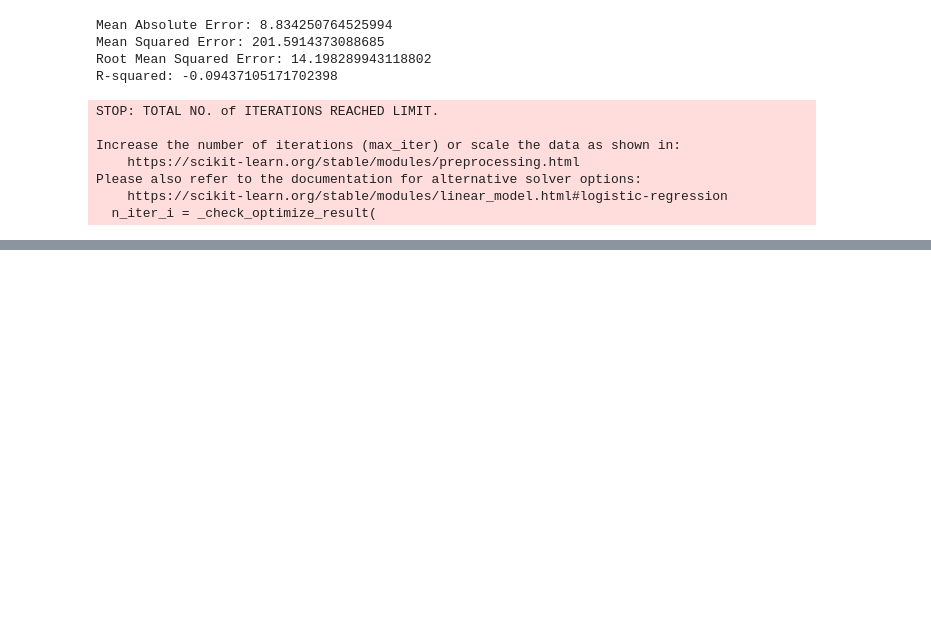
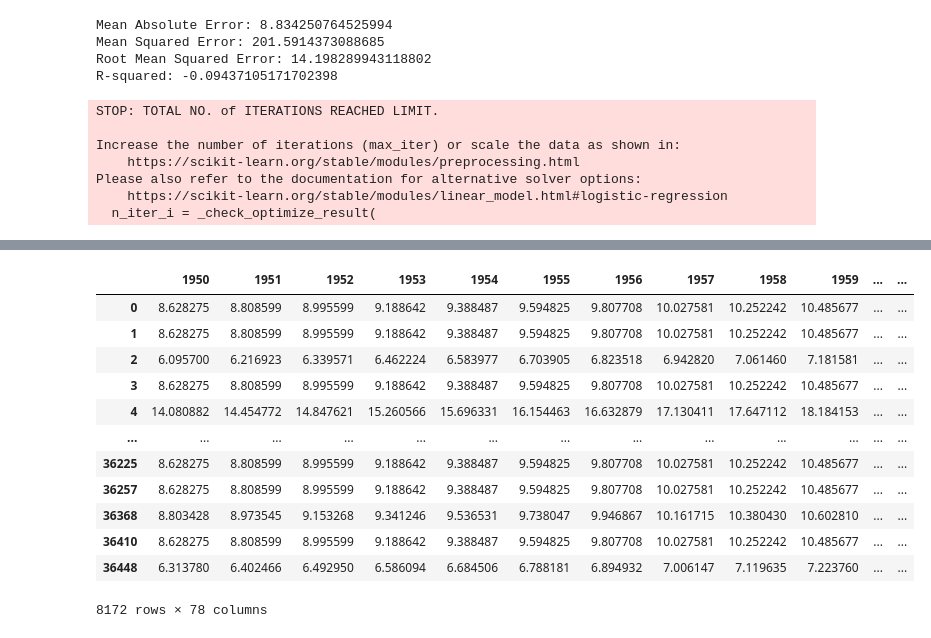
Before and after one commit to MariaKov17/DL-Project, a Jupyter notebook: model/Untitled-1.ipynb, the cells around one changed output, grey strips where cells are left out. Cells and saved outputs as stored; diff of their text form; code cells hidden in the pictures; blank space fills up the shorter version.

```diff
--- a/model/Untitled-1.ipynb
+++ b/model/Untitled-1.ipynb
@@ -227,0 +169,16 @@ R-squared: 0.5386536360484938
+# %%
+X
+# %% [output]
+|  | 1950 | 1951 | 1952 | 1953 | 1954 | 1955 | 1956 | 1957 | 1958 | 1959 | ... | ... |
+| 0 | 8.628275 | 8.808599 | 8.995599 | 9.188642 | 9.388487 | 9.594825 | 9.807708 | 10.027581 | 10.252242 | 10.485677 | ... | ... |
+| 1 | 8.628275 | 8.808599 | 8.995599 | 9.188642 | 9.388487 | 9.594825 | 9.807708 | 10.027581 | 10.252242 | 10.485677 | ... | ... |
+| 2 | 6.095700 | 6.216923 | 6.339571 | 6.462224 | 6.583977 | 6.703905 | 6.823518 | 6.942820 | 7.061460 | 7.181581 | ... | ... |
+| 3 | 8.628275 | 8.808599 | 8.995599 | 9.188642 | 9.388487 | 9.594825 | 9.807708 | 10.027581 | 10.252242 | 10.485677 | ... | ... |
+| 4 | 14.080882 | 14.454772 | 14.847621 | 15.260566 | 15.696331 | 16.154463 | 16.632879 | 17.130411 | 17.647112 | 18.184153 | ... | ... |
+| ... | ... | ... | ... | ... | ... | ... | ... | ... | ... | ... | ... | ... |
+| 36225 | 8.628275 | 8.808599 | 8.995599 | 9.188642 | 9.388487 | 9.594825 | 9.807708 | 10.027581 | 10.252242 | 10.485677 | ... | ... |
+| 36257 | 8.628275 | 8.808599 | 8.995599 | 9.188642 | 9.388487 | 9.594825 | 9.807708 | 10.027581 | 10.252242 | 10.485677 | ... | ... |
+| 36368 | 8.803428 | 8.973545 | 9.153268 | 9.341246 | 9.536531 | 9.738047 | 9.946867 | 10.161715 | 10.380430 | 10.602810 | ... | ... |
+| 36410 | 8.628275 | 8.808599 | 8.995599 | 9.188642 | 9.388487 | 9.594825 | 9.807708 | 10.027581 | 10.252242 | 10.485677 | ... | ... |
+| 36448 | 6.313780 | 6.402466 | 6.492950 | 6.586094 | 6.684506 | 6.788181 | 6.894932 | 7.006147 | 7.119635 | 7.223760 | ... | ... |
+8172 rows × 78 columns
```
Also changed, not shown: parts of 9 cells of this notebook.
